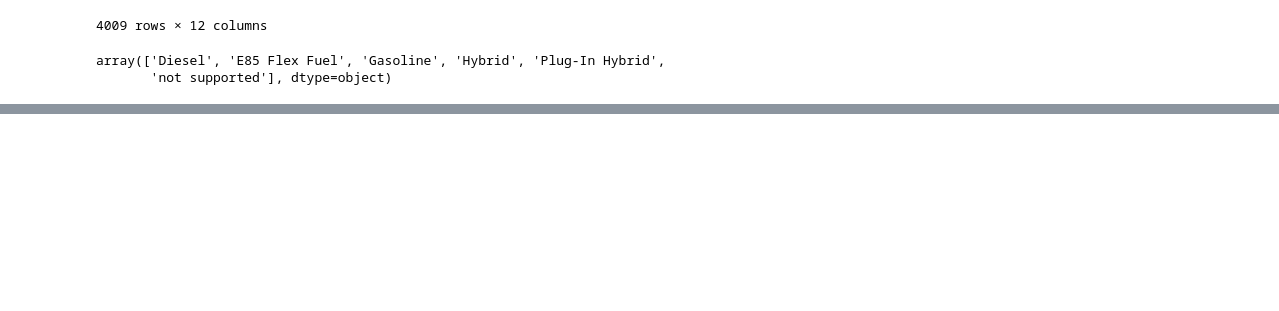
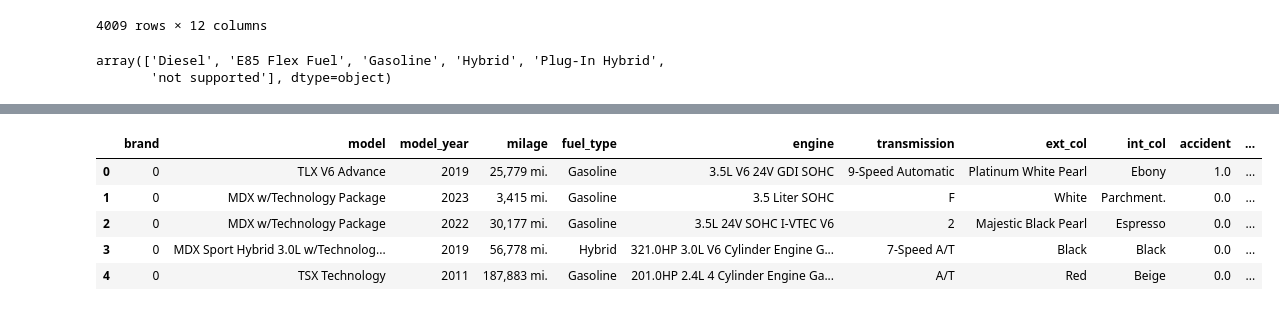
Before and after one commit to juddy7453/DataProcessing, a Jupyter notebook: Used_Car_Price_Prediction.ipynb, the cells around one changed output, grey strips where cells are left out. Drawn from its saved outputs; the diff is of its cells as text; code cells hidden in the pictures; blank space fills up the shorter version.

```diff
--- a/Used_Car_Price_Prediction.ipynb
+++ b/Used_Car_Price_Prediction.ipynb
@@ -287,0 +394,4 @@ array(['Diesel', 'E85 Flex Fuel', 'Gasoline', 'Hybrid', 'Plug-In Hybrid',
+# %%
+# $ 지우기
+for index, row in data.iterrows():
+    data.loc[index, 'price'] = data.loc[index, 'price'].strip("$")
@@ -287,0 +416,4 @@ array(['Diesel', 'E85 Flex Fuel', 'Gasoline', 'Hybrid', 'Plug-In Hybrid',
+# %%
+# , 지우기
+for index, row in data.iterrows():
+    data.loc[index, 'price'] = data.loc[index, 'price'].replace(',', '')
@@ -287,0 +438,11 @@ array(['Diesel', 'E85 Flex Fuel', 'Gasoline', 'Hybrid', 'Plug-In Hybrid',
+# %%
+# str -> int 로 단위 바꾸기
+data['price'] = data['price'].astype('int64')
+data.head()
+# %% [output]
+|  | brand | model | model_year | milage | fuel_type | engine | transmission | ext_col | int_col | accident | ... |
+| 0 | 0 | TLX V6 Advance | 2019 | 25,779 mi. | Gasoline | 3.5L V6 24V GDI SOHC | 9-Speed Automatic | Platinum White Pearl | Ebony | 1.0 | ... |
+| 1 | 0 | MDX w/Technology Package | 2023 | 3,415 mi. | Gasoline | 3.5 Liter SOHC | F | White | Parchment. | 0.0 | ... |
+| 2 | 0 | MDX w/Technology Package | 2022 | 30,177 mi. | Gasoline | 3.5L 24V SOHC I-VTEC V6 | 2 | Majestic Black Pearl | Espresso | 0.0 | ... |
+| 3 | 0 | MDX Sport Hybrid 3.0L w/Technolog... | 2019 | 56,778 mi. | Hybrid | 321.0HP 3.0L V6 Cylinder Engine G... | 7-Speed A/T | Black | Black | 0.0 | ... |
+| 4 | 0 | TSX Technology | 2011 | 187,883 mi. | Gasoline | 201.0HP 2.4L 4 Cylinder Engine Ga... | A/T | Red | Beige | 0.0 | ... |
```
Also changed, not shown: parts of 37 cells of this notebook.
